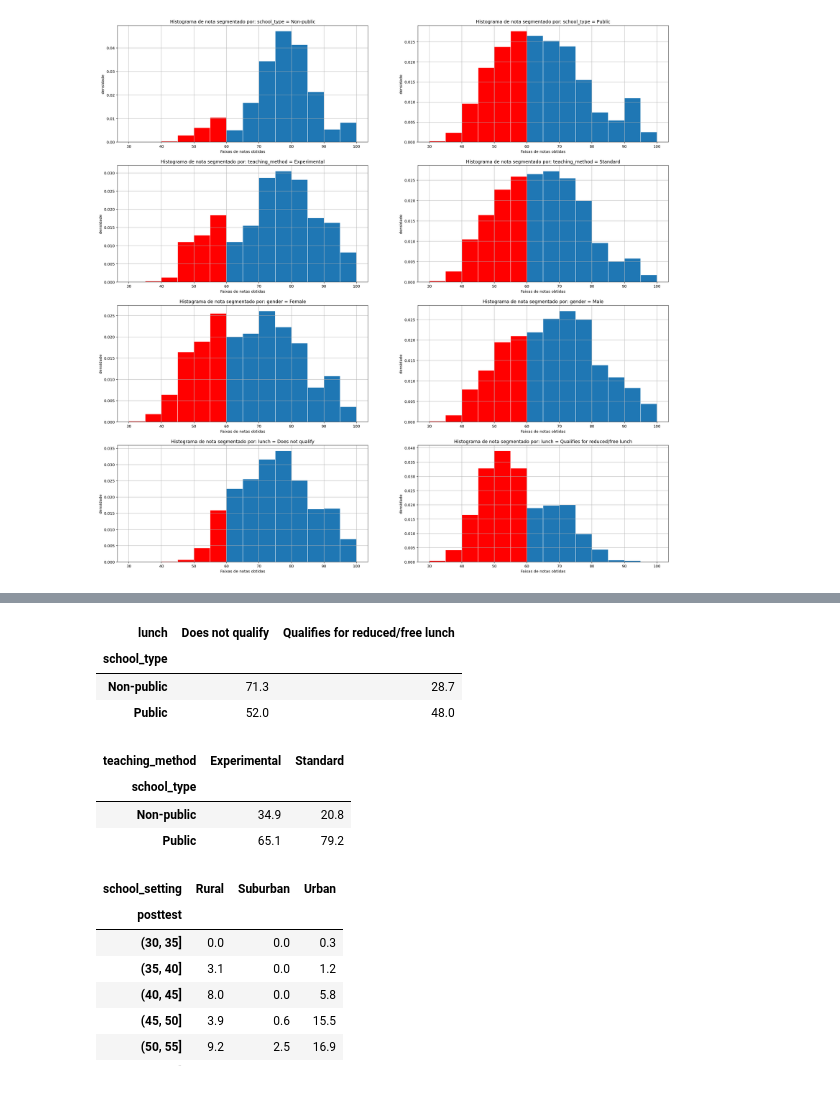
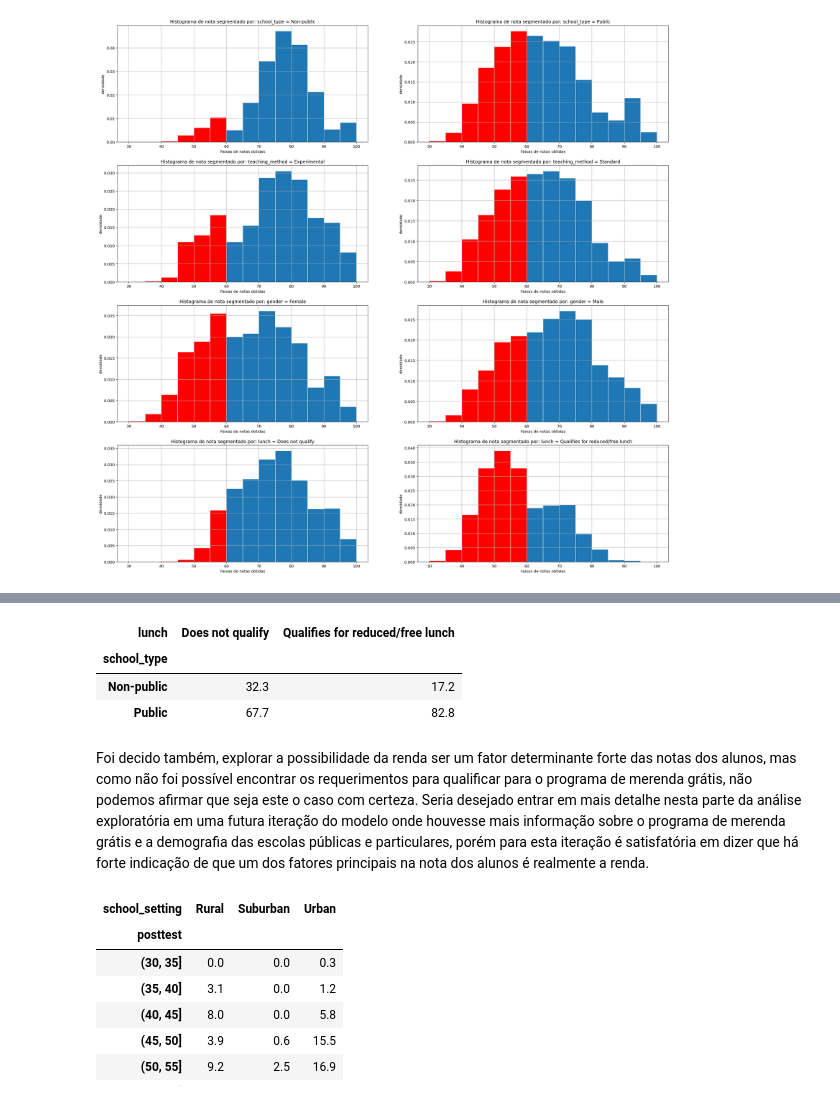
Before and after one commit to arieltl/proj2_cdados, a Jupyter notebook: projeto.ipynb, the cells around one changed output, grey strips where cells are left out. Cells and saved outputs as stored; diff of their text form; code cells hidden in the pictures.

```diff
--- a/projeto.ipynb
+++ b/projeto.ipynb
@@ -174,17 +224,12 @@ gráfico almoço x escola pub/priv
 # %%
-pd.crosstab(f_data.school_type,f_data.lunch,normalize='index').round(3)*100
+pd.crosstab(f_data.school_type,f_data.lunch,normalize='columns').round(3)*100
 # %% [output]
 | lunch | Does not qualify | Qualifies for reduced/free lunch |
 | school_type |  |  |
-| Non-public | 71.3 | 28.7 |
-| Public | 52.0 | 48.0 |
+| Non-public | 32.3 | 17.2 |
+| Public | 67.7 | 82.8 |
-# %%
-pd.crosstab(f_data.school_type,f_data.teaching_method,normalize='columns').round(3)*100
-# %% [output]
-| teaching_method | Experimental | Standard |
-| school_type |  |  |
-| Non-public | 34.9 | 20.8 |
-| Public | 65.1 | 79.2 |
+# %% [markdown]
+Foi decido também, explorar a possibilidade da renda ser um fator determinante forte das notas dos alunos, mas como não foi possível encontrar os requerimentos para qualificar para o programa de merenda grátis, não podemos afirmar que seja este o caso com certeza. Seria desejado entrar em mais detalhe nesta parte da análise exploratória em uma futura iteração do modelo onde houvesse mais informação sobre o programa de merenda grátis e a demografia das escolas públicas e particulares, porém para esta iteração é satisfatória em dizer que há forte indicação de que um dos fatores principais na nota dos alunos é realmente a renda.
 # %%
 binned_grades = pd.cut(f_data.posttest, bins=g_bins)
 (pd.crosstab(binned_grades,f_data.school_setting,normalize="columns")*100).round(1)
```
Also changed, not shown: parts of 42 cells of this notebook.
